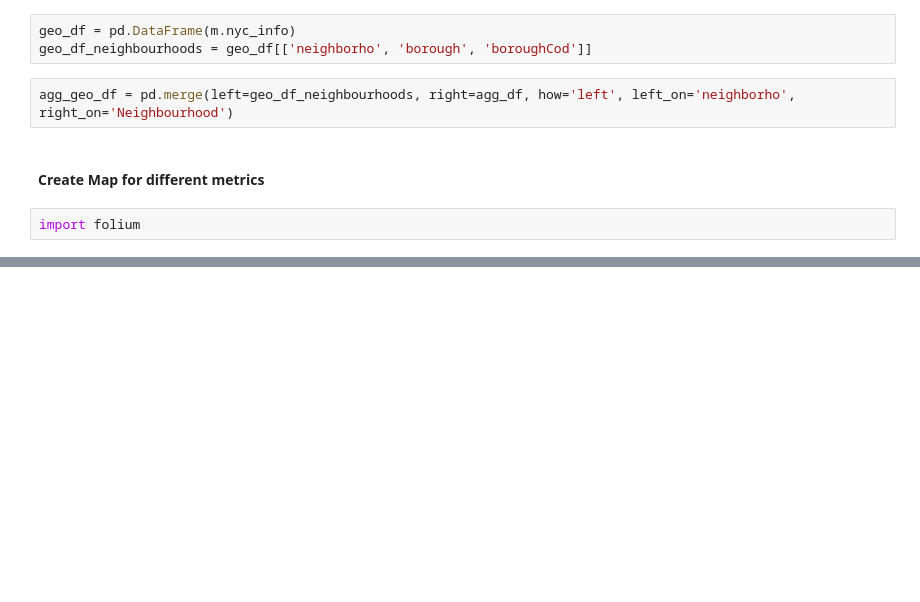
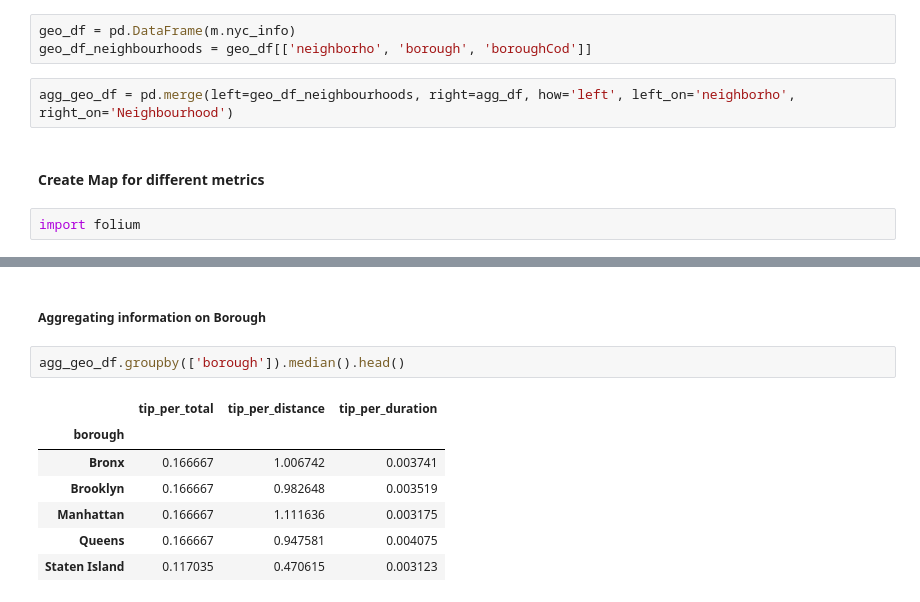
Before and after one commit to techytux/nyc_tip_analysis, a Jupyter notebook: NYC Trip Analysis.ipynb, the cells around one changed output, grey strips where cells are left out. Drawn from its saved outputs; the diff is of its cells as text; blank space fills up the shorter version.

```diff
--- a/NYC Trip Analysis.ipynb
+++ b/NYC Trip Analysis.ipynb
@@ -257,0 +350,12 @@ map.save('nyc_tip_per_duration.html')
+# %% [markdown]
+##### Aggregating information on Borough
+# %%
+agg_geo_df.groupby(['borough']).median().head()
+# %% [output]
+|  | tip_per_total | tip_per_distance | tip_per_duration |
+| borough |  |  |  |
+| Bronx | 0.166667 | 1.006742 | 0.003741 |
+| Brooklyn | 0.166667 | 0.982648 | 0.003519 |
+| Manhattan | 0.166667 | 1.111636 | 0.003175 |
+| Queens | 0.166667 | 0.947581 | 0.004075 |
+| Staten Island | 0.117035 | 0.470615 | 0.003123 |
```
Also changed, not shown: parts of 17 cells of this notebook.
